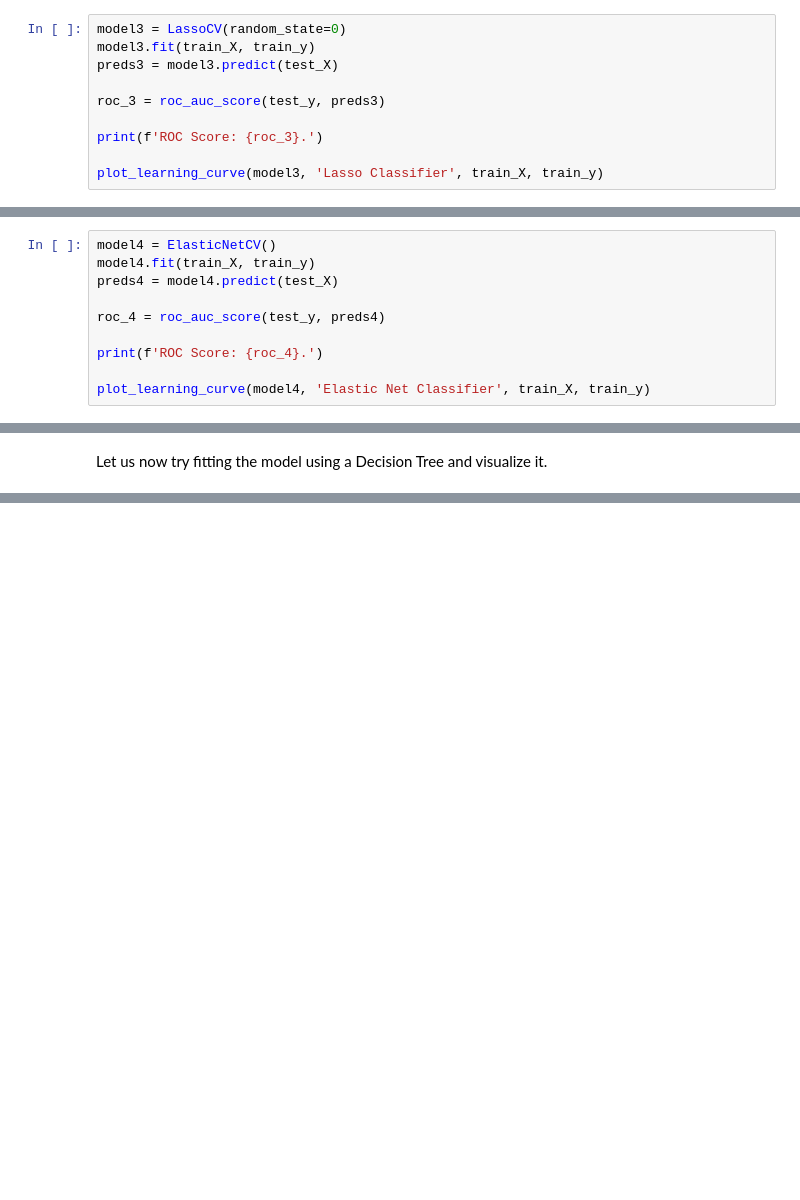
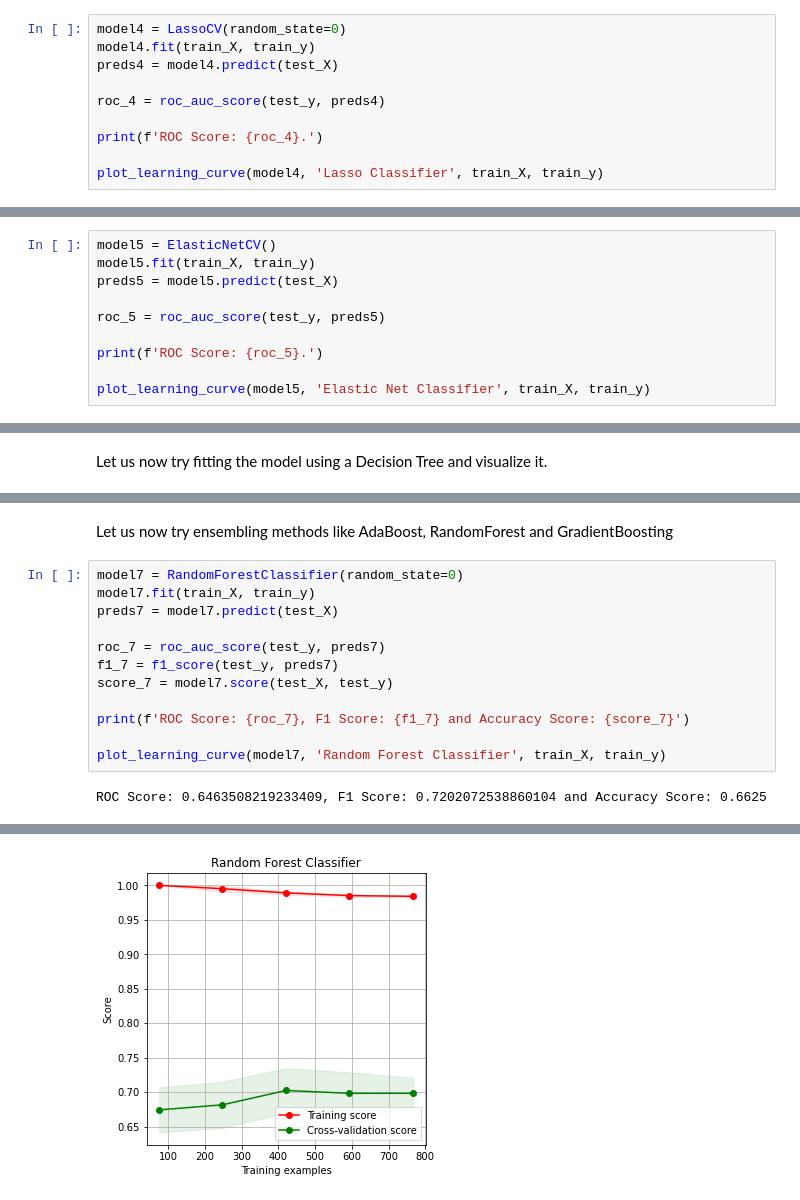
Before and after one commit to nishant-nayak/nba-prediction, a Jupyter notebook: data_modelling.ipynb, the cells around one changed output, grey strips where cells are left out. Saved outputs shown, nothing was run; the diff lists cells and outputs as text; blank space fills up the shorter version.

Commit message:
Added ensembling models to data_modelling.py

```diff
--- a/data_modelling.ipynb
+++ b/data_modelling.ipynb
@@ -126,29 +142,29 @@ ROC Score: 0.7115796276101619, F1 score: 0.7828282828282829 and Accuracy Score:
 # %% [markdown]
 The next two models (Lasso and ElasticNet) follow regression rules, which means that the F1 score cannot be computed. Therefore, we use only the ROC AUC score for evaluation. The accuracy metric is also calculated in a different way (taken as the R<sup>2</sup> coefficient), so we will not be using that either
 # %%
-model3 = LassoCV(random_state=0)
-model3.fit(train_X, train_y)
-preds3 = model3.predict(test_X)
+model4 = LassoCV(random_state=0)
+model4.fit(train_X, train_y)
+preds4 = model4.predict(test_X)
 
-roc_3 = roc_auc_score(test_y, preds3)
+roc_4 = roc_auc_score(test_y, preds4)
 
-print(f'ROC Score: {roc_3}.')
+print(f'ROC Score: {roc_4}.')
 
-plot_learning_curve(model3, 'Lasso Classifier', train_X, train_y)
+plot_learning_curve(model4, 'Lasso Classifier', train_X, train_y)
 # %% [output]
 ROC Score: 0.7785047861383739.
 <module 'matplotlib.pyplot' from 'C:\\Users\\Nishant\\miniconda3\\lib\\site-packages\\matplotlib\\pyplot.py'>
 [figure]
 # %%
-model4 = ElasticNetCV()
-model4.fit(train_X, train_y)
-preds4 = model4.predict(test_X)
+model5 = ElasticNetCV()
+model5.fit(train_X, train_y)
+preds5 = model5.predict(test_X)
 
-roc_4 = roc_auc_score(test_y, preds4)
+roc_5 = roc_auc_score(test_y, preds5)
 
-print(f'ROC Score: {roc_4}.')
+print(f'ROC Score: {roc_5}.')
 
-plot_learning_curve(model4, 'Elastic Net Classifier', train_X, train_y)
+plot_learning_curve(model5, 'Elastic Net Classifier', train_X, train_y)
 # %% [output]
 ROC Score: 0.7789490690254048.
 <module 'matplotlib.pyplot' from 'C:\\Users\\Nishant\\miniconda3\\lib\\site-packages\\matplotlib\\pyplot.py'>
@@ -166 +187,17 @@ plt.show()
 [figure]
+# %% [markdown]
+Let us now try ensembling methods like AdaBoost, RandomForest and GradientBoosting
+# %%
+model7 = RandomForestClassifier(random_state=0)
+model7.fit(train_X, train_y)
+preds7 = model7.predict(test_X)
+
+roc_7 = roc_auc_score(test_y, preds7)
+f1_7 = f1_score(test_y, preds7)
+score_7 = model7.score(test_X, test_y)
+
+print(f'ROC Score: {roc_7}, F1 Score: {f1_7} and Accuracy Score: {score_7}')
+
+plot_learning_curve(model7, 'Random Forest Classifier', train_X, train_y)
+# %% [output]
+ROC Score: 0.6463508219233409, F1 Score: 0.7202072538860104 and Accuracy Score: 0.6625
@@ -166,0 +205 @@ plt.show()
+[figure, added]
```
Also changed, not shown: parts of 7 cells of this notebook.
